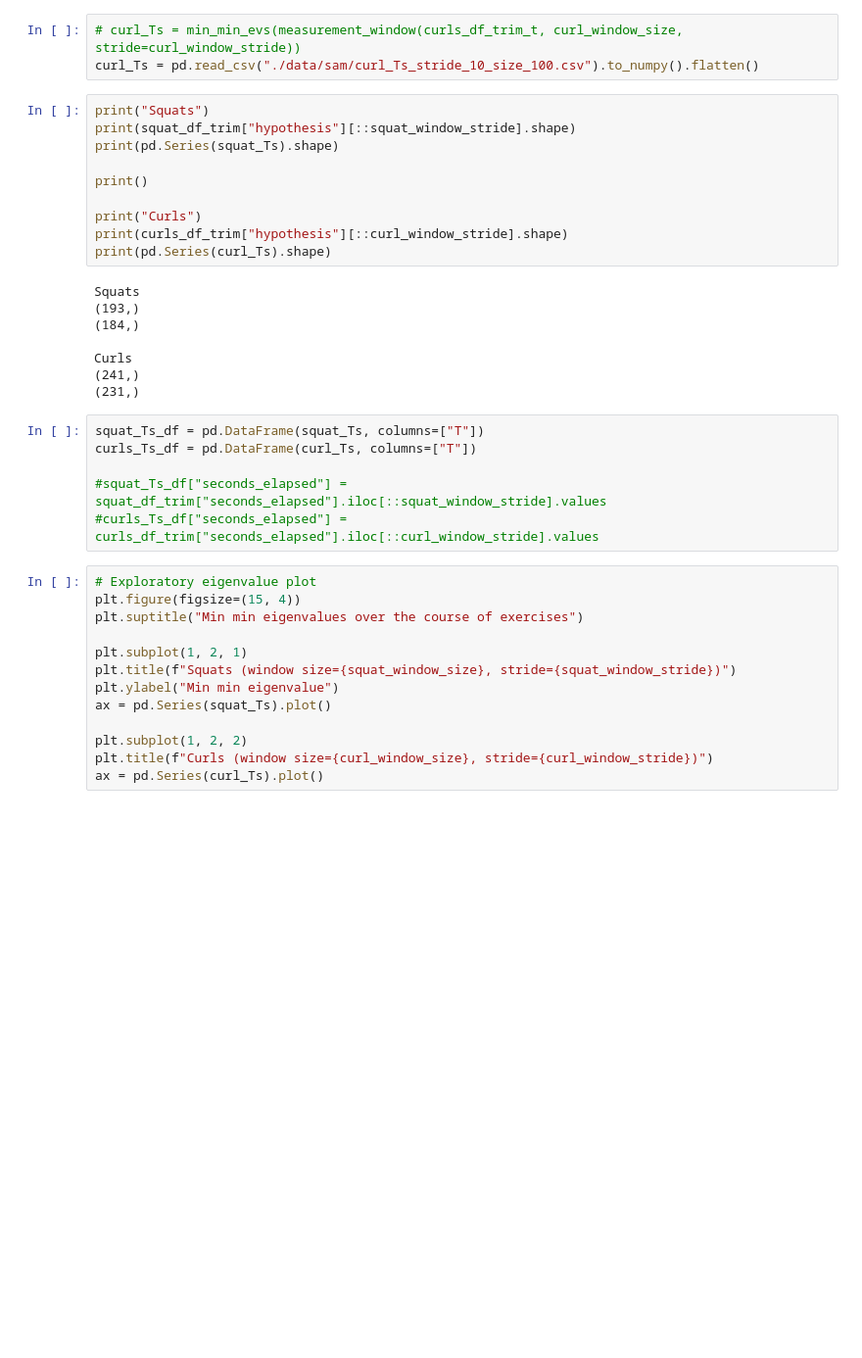
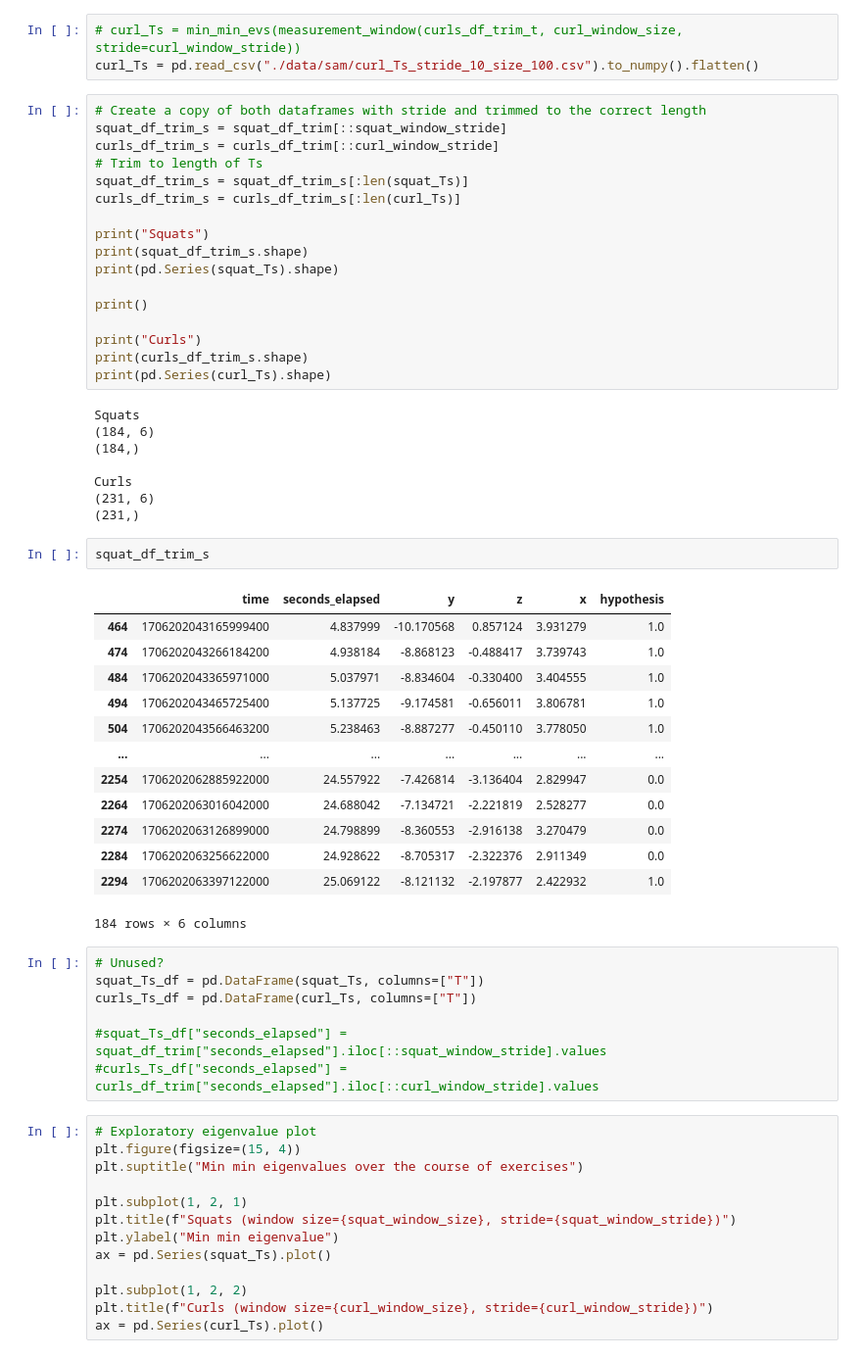
Before and after one commit to sjb296/linear-motion-detection, a Jupyter notebook: main.ipynb, the cells around one changed output. Shown at 98% size. Saved outputs shown, nothing was run; the diff lists cells and outputs as text; blank space fills up the shorter version.

```diff
--- a/main.ipynb
+++ b/main.ipynb
@@ -351,24 +346,48 @@ squat_Ts = pd.read_csv("data/sam/squat_Ts_stride_10_size_100.csv").to_numpy().fl
 # curl_Ts = min_min_evs(measurement_window(curls_df_trim_t, curl_window_size, stride=curl_window_stride))
 curl_Ts = pd.read_csv("./data/sam/curl_Ts_stride_10_size_100.csv").to_numpy().flatten()
 # %%
+# Create a copy of both dataframes with stride and trimmed to the correct length
+squat_df_trim_s = squat_df_trim[::squat_window_stride]
+curls_df_trim_s = curls_df_trim[::curl_window_stride]
+# Trim to length of Ts
+squat_df_trim_s = squat_df_trim_s[:len(squat_Ts)]
+curls_df_trim_s = curls_df_trim_s[:len(curl_Ts)]
+
 print("Squats")
-print(squat_df_trim["hypothesis"][::squat_window_stride].shape)
+print(squat_df_trim_s.shape)
 print(pd.Series(squat_Ts).shape)
 
 print()
 
 print("Curls")
-print(curls_df_trim["hypothesis"][::curl_window_stride].shape)
+print(curls_df_trim_s.shape)
 print(pd.Series(curl_Ts).shape)
 # %% [output]
 Squats
-(193,)
+(184, 6)
 (184,)
 
 Curls
-(241,)
+(231, 6)
 (231,)
+# %%
+squat_df_trim_s
+# %% [output]
+|  | time | seconds_elapsed | y | z | x | hypothesis |
+| 464 | 1706202043165999400 | 4.837999 | -10.170568 | 0.857124 | 3.931279 | 1.0 |
+| 474 | 1706202043266184200 | 4.938184 | -8.868123 | -0.488417 | 3.739743 | 1.0 |
+| 484 | 1706202043365971000 | 5.037971 | -8.834604 | -0.330400 | 3.404555 | 1.0 |
+| 494 | 1706202043465725400 | 5.137725 | -9.174581 | -0.656011 | 3.806781 | 1.0 |
+| 504 | 1706202043566463200 | 5.238463 | -8.887277 | -0.450110 | 3.778050 | 1.0 |
+| ... | ... | ... | ... | ... | ... | ... |
+| 2254 | 1706202062885922000 | 24.557922 | -7.426814 | -3.136404 | 2.829947 | 0.0 |
+| 2264 | 1706202063016042000 | 24.688042 | -7.134721 | -2.221819 | 2.528277 | 0.0 |
+| 2274 | 1706202063126899000 | 24.798899 | -8.360553 | -2.916138 | 3.270479 | 0.0 |
+| 2284 | 1706202063256622000 | 24.928622 | -8.705317 | -2.322376 | 2.911349 | 0.0 |
+| 2294 | 1706202063397122000 | 25.069122 | -8.121132 | -2.197877 | 2.422932 | 1.0 |
+184 rows × 6 columns
 # %%
+# Unused?
 squat_Ts_df = pd.DataFrame(squat_Ts, columns=["T"])
 curls_Ts_df = pd.DataFrame(curl_Ts, columns=["T"])
 
```
Also changed, not shown: parts of 7 cells of this notebook.
